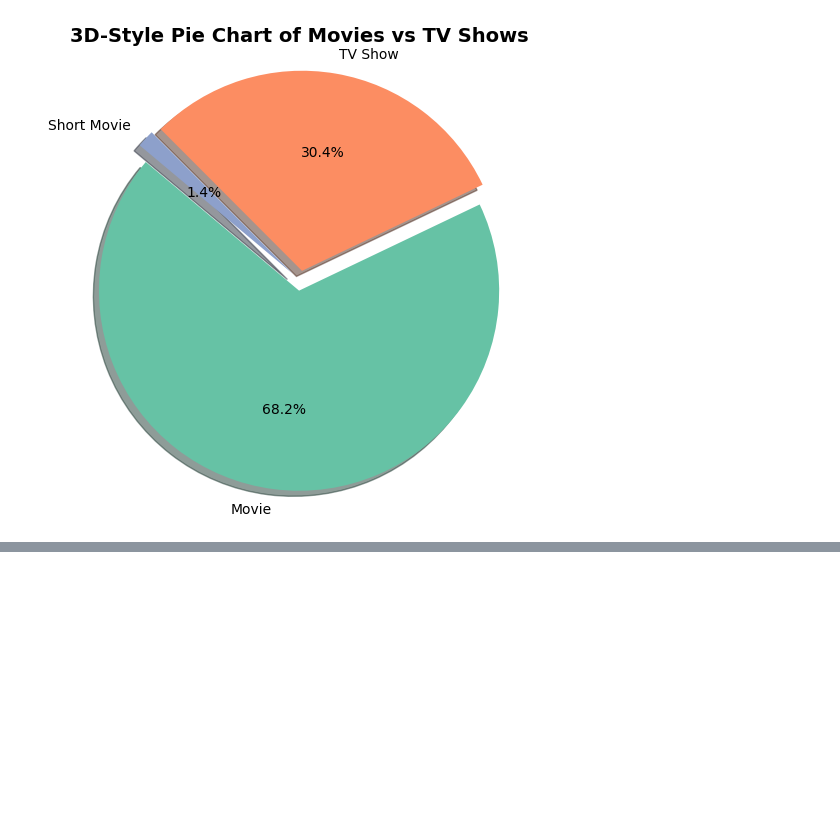
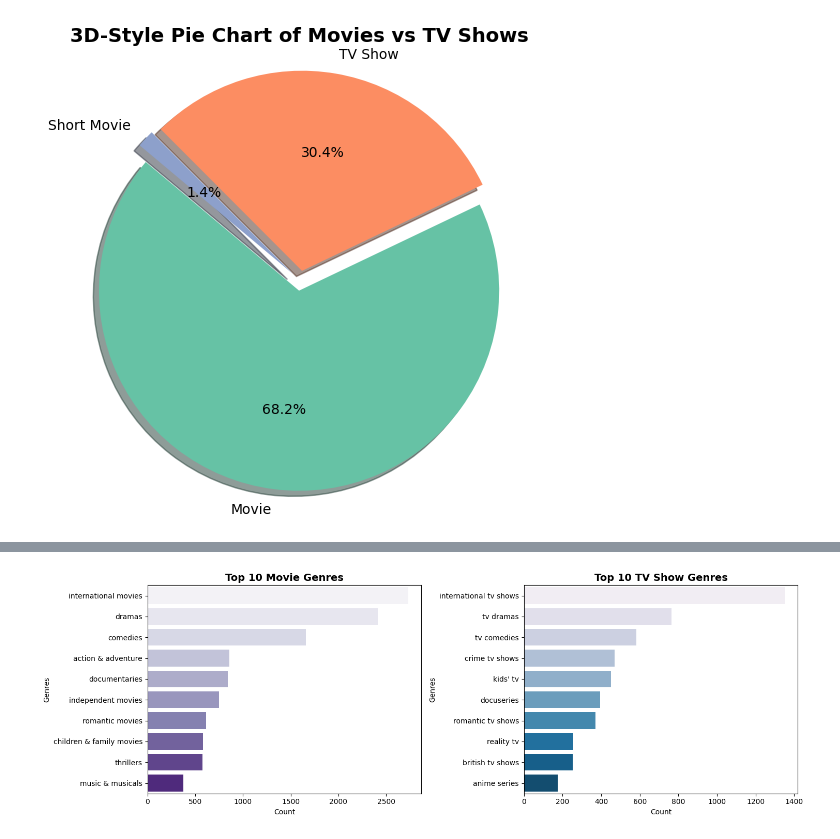
Before and after one commit to Mahaburalam/Netflix-movie-data-analysis, a Jupyter notebook: Netflix movie data analysis.ipynb, the cells around one changed output, grey strips where cells are left out. Cells and saved outputs as stored; diff of their text form; code cells hidden in the pictures; blank space fills up the shorter version.

```diff
--- a/Netflix movie data analysis.ipynb
+++ b/Netflix movie data analysis.ipynb
@@ -178,10 +180,16 @@ def plot_3d_style_pie_chart(df, title):
 # %%
 def compare_two_bar_charts(x1,y1,x2,y2,p1,p2,movie_title,tv_show_title):
     fig , ax = plt.subplots(1,2,figsize=(15,5))
-    sns.barplot(x=x1,y=y1,ax=ax[0],palette=p1)
+    sns.barplot(x=x1,y=y1,ax=ax[0],palette=p1, hue=y1, legend=False)
     ax[0].set_title(movie_title,fontsize=14, fontweight='bold')
-    sns.barplot(x=x2,y=y2,ax=ax[1],palette=p2)
+    ax[0].set_xlabel("Count")
+    ax[0].set_ylabel("Genres")
+
+    sns.barplot(x=x2,y=y2,ax=ax[1],palette=p2, hue=y2, legend=False)
     ax[1].set_title(tv_show_title,fontsize=14, fontweight='bold')
+    ax[1].set_xlabel("Count")
+    ax[0].set_ylabel("Genres")
+
     plt.tight_layout()
     plt.show()
 # %%
@@ -267,0 +286,7 @@ plot_3d_style_pie_chart(type_counts, '3D-Style Pie Chart of Movies vs TV Shows')
+# %%
+movie_genres = split_and_count(movies,'listed_in',10)
+tv_show_genres = split_and_count(tv_shows,'listed_in',10)
+compare_two_bar_charts(movie_genres.values,movie_genres.index,tv_show_genres.values,tv_show_genres.index,
+       'Purples','PuBu','Top 10 Movie Genres','Top 10 TV Show Genres')
+# %% [output]
+[figure, added]
```
Also changed, not shown: parts of 11 cells of this notebook.
